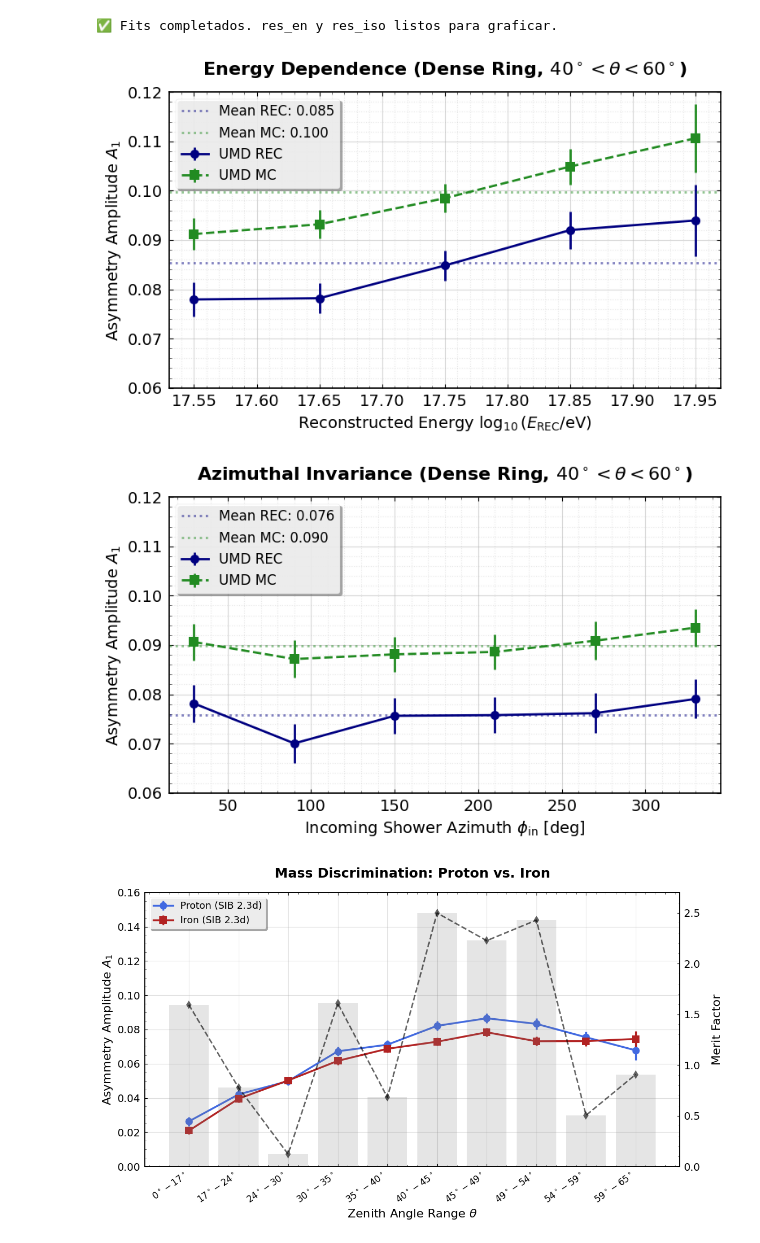
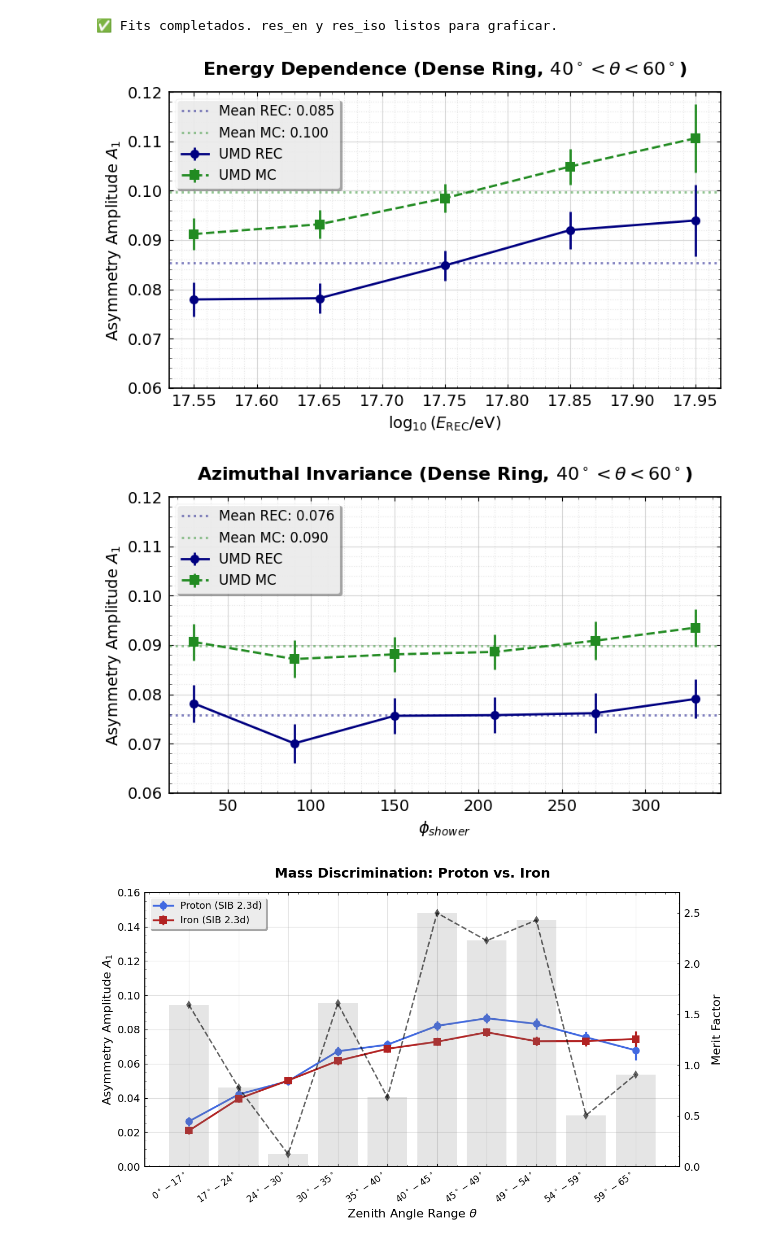
Before and after one commit to Lautaro-Silva/Tesis-de-Licenciatura---ITeDA, a Jupyter notebook: Scripts/Presentacion_Foundations/presentacion_feb_2026_v2.ipynb, the cells around one changed output. Cells and saved outputs as stored; diff of their text form; code cells hidden in the pictures.

```diff
--- a/Scripts/Presentacion_Foundations/presentacion_feb_2026_v2.ipynb
+++ b/Scripts/Presentacion_Foundations/presentacion_feb_2026_v2.ipynb
@@ -1046,7 +792,7 @@ valid_mc = [x for x in res_en['mc'] if not np.isnan(x)]
 if valid_rec: ax_e.axhline(np.mean(valid_rec), color='navy', linestyle=':', alpha=0.5, lw=2, label=rf'Mean REC: {np.mean(valid_rec):.3f}')
 if valid_mc: ax_e.axhline(np.mean(valid_mc), color='forestgreen', linestyle=':', alpha=0.5, lw=2, label=rf'Mean MC: {np.mean(valid_mc):.3f}')
 
-ax_e.set_xlabel(r"Reconstructed Energy $\log_{10}(E_{\mathrm{REC}}/\mathrm{eV})$", fontsize=14)
+ax_e.set_xlabel(r"$\log_{10}(E_{\mathrm{REC}}/\mathrm{eV})$", fontsize=14)
 ax_e.set_ylabel(r"Asymmetry Amplitude $A_1$", fontsize=14)
 ax_e.set_title(r"Energy Dependence (Dense Ring, $40^\circ < \theta < 60^\circ$)", fontsize=16, fontweight='bold', pad=15)
 
@@ -1065,36 +811,36 @@ plt.show()
 
 # =========================================================================
 # PLOT 2: ISOTROPÍA AZIMUTAL (Graficado)
 # =========================================================================
 fig_i, ax_i = plt.subplots(figsize=(8, 5))
 ax_i.errorbar(phi_in_cents, res_iso['rec'], yerr=res_iso['rec_err'], fmt='o-', color='navy', mfc='navy', label='UMD REC')
 ax_i.errorbar(phi_in_cents, res_iso['mc'], yerr=res_iso['mc_err'], fmt='s--', color='forestgreen', mfc='forestgreen', label='UMD MC')
 
 # Líneas punteadas de las medias
 vr_iso = [x for x in res_iso['rec'] if not np.isnan(x)]
 vm_iso = [x for x in res_iso['mc'] if not np.isnan(x)]
 if vr_iso: ax_i.axhline(np.mean(vr_iso), color='navy', linestyle=':', alpha=0.5, lw=2, label=rf'Mean REC: {np.mean(vr_iso):.3f}')
 if vm_iso: ax_i.axhline(np.mean(vm_iso), color='forestgreen', linestyle=':', alpha=0.5, lw=2, label=rf'Mean MC: {np.mean(vm_iso):.3f}')
 
-ax_i.set_xlabel(r"Incoming Shower Azimuth $\phi_{\mathrm{in}}$ [deg]", fontsize=14)
+ax_i.set_xlabel(r"$\phi_{shower}$", fontsize=14)
 ax_i.set_ylabel(r"Asymmetry Amplitude $A_1$", fontsize=14)
 ax_i.set_title(r"Azimuthal Invariance (Dense Ring, $40^\circ < \theta < 60^\circ$)", fontsize=16, fontweight='bold', pad=15)
 
 # --- LEYENDA ARRIBA A LA IZQUIERDA ---
 ax_i.legend(fontsize=12, loc='upper left')
 
 # AJUSTE DEL EJE Y (Igualamos ambos gráficos)
 ax_i.set_ylim(0.06, 0.12)
 
 ax_i.grid(True, which='major', linestyle='-', alpha=0.5)
 ax_i.grid(True, which='minor', linestyle=':', alpha=0.3)
 ax_i.minorticks_on()
 plt.tight_layout()
 plt.savefig('DenseRing_Systematics_Isotropy.jpg', format='jpg', dpi=300, bbox_inches='tight')
 plt.show()
 # %% [output]
-[figure, old version]
+[figure, new version]
-[figure, old version]
+[figure, new version]
 # %%
 # =========================================================================
 # CELDA: DISCRIMINACIÓN DE MASA Y MERIT FACTOR (MONEY PLOT)
```
Also changed, not shown: parts of 6 cells of this notebook, 9 other files.
